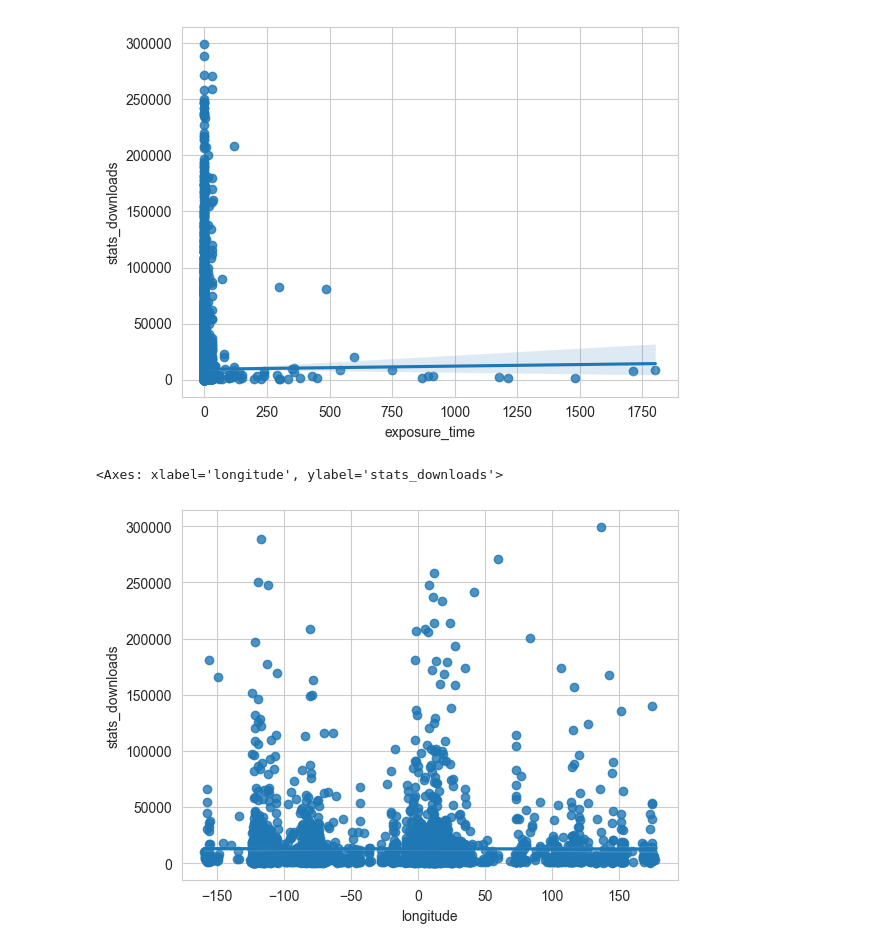
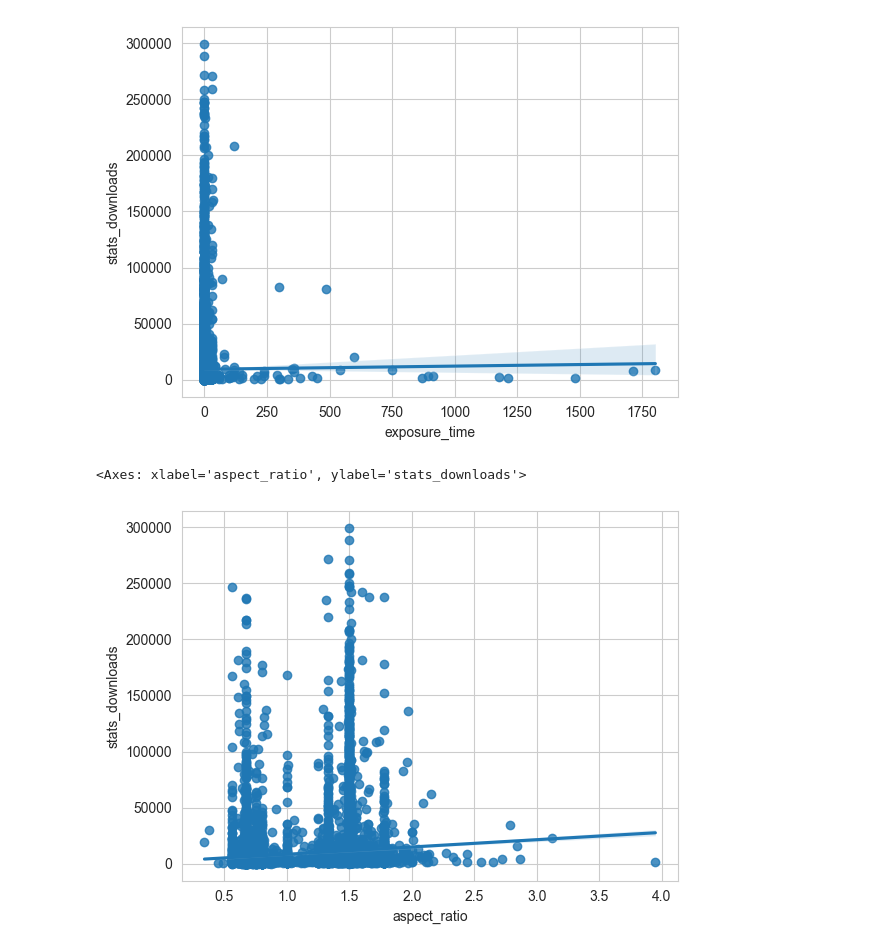
Before and after one commit to jjz17/Datathon2023, a Jupyter notebook: eda_jason.ipynb, the cells around one changed output. Drawn from its saved outputs; the diff is of its cells as text; code cells hidden in the pictures.

```diff
--- a/eda_jason.ipynb
+++ b/eda_jason.ipynb
@@ -120,6 +120,17 @@ train["aperture_value"] = train["aperture_value"].fillna(train["aperture_value"]
 train["iso"] = train["iso"].fillna(train["iso"].mean())
 train["exposure_time"] = train["exposure_time"].fillna(train["exposure_time"].mean())
 
+# Fill missing camera_make data based on camera_model data
+make_replace_id = ["eca7e87d03", "bee68f9815", "5e15dcf061", "efd3bf77ec", "63cd2598c2", "759de7f18d", "8b215885c7", "c83069821b", "4bdba7914b", "913cc10182"]
+make_replace_str = ["olympus", "nikon", "canon", "nikon", "nikon", "nikon", "canon", "sony", "olympus", "olympus"]
+for replace_id, replace_str in zip(make_replace_id, make_replace_str):
+    train.loc[train["image_id"] == replace_id, "camera_make"] = replace_str
+
+# Drop unnecessary columns
+train.drop(columns=["photo_url", "photo_image_url", "photo_submitted_at", "obs_min", "obs_sec", "width", "height", "iso", "aperture_value", "focal_length", "exposure_time", "latitude", "longitude", "country", "city"], inplace=True)
+
+# Day and hour may be important, keep aspect ratio because image dimensions make sense to affect download rates (if image is shaped too tall or wide it could be negative)
+
 train_num = train.select_dtypes(include=np.number)
 train
 # %% [output]
@@ -440,7 +546,7 @@ sns.regplot(x="exposure_time", y="stats_downloads", data=train[train.exposure_ti
 <Axes: xlabel='exposure_time', ylabel='stats_downloads'>
 [figure]
 # %%
-sns.regplot(x="longitude", y="stats_downloads", data=train)
+sns.regplot(x="aspect_ratio", y="stats_downloads", data=train)
 # %% [output]
-<Axes: xlabel='longitude', ylabel='stats_downloads'>
+<Axes: xlabel='aspect_ratio', ylabel='stats_downloads'>
-[figure, old version]
+[figure, new version]
```
Also changed, not shown: parts of 21 cells of this notebook.
